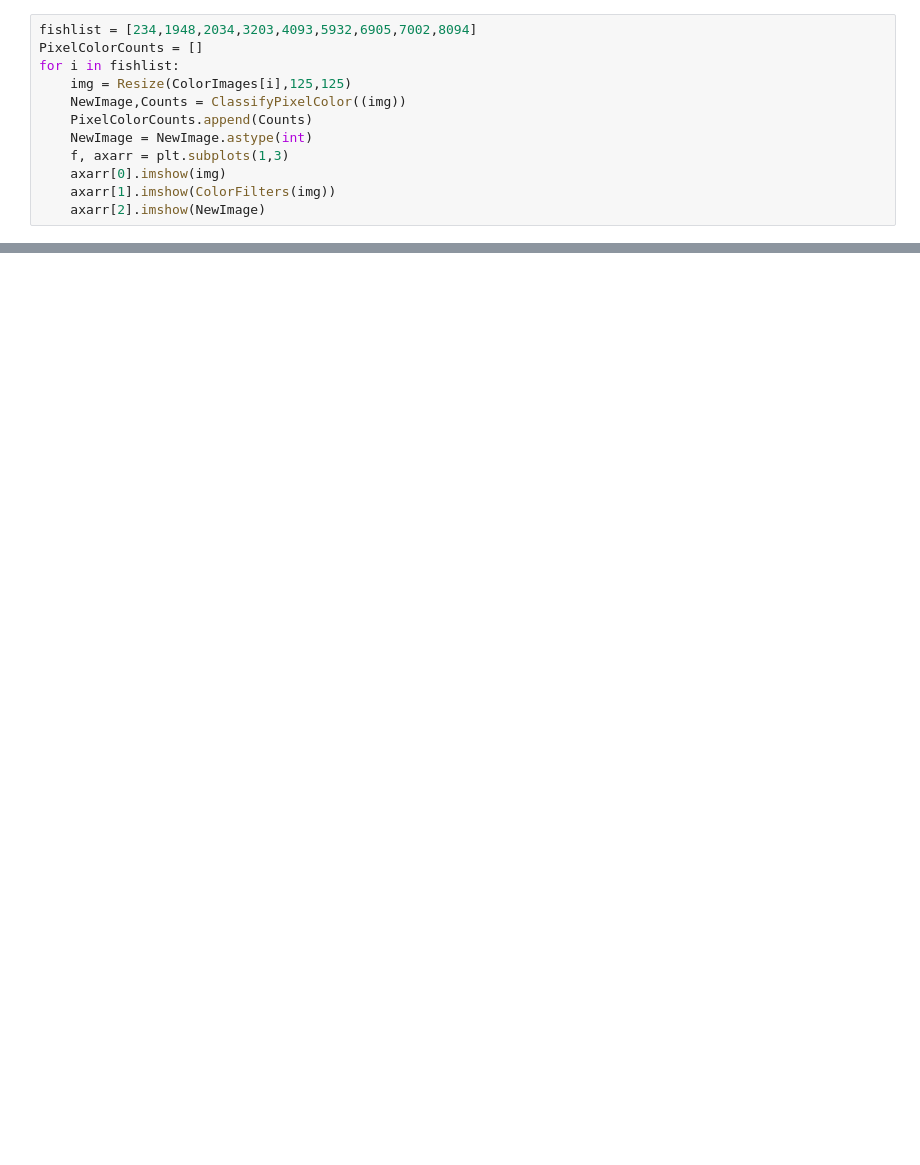
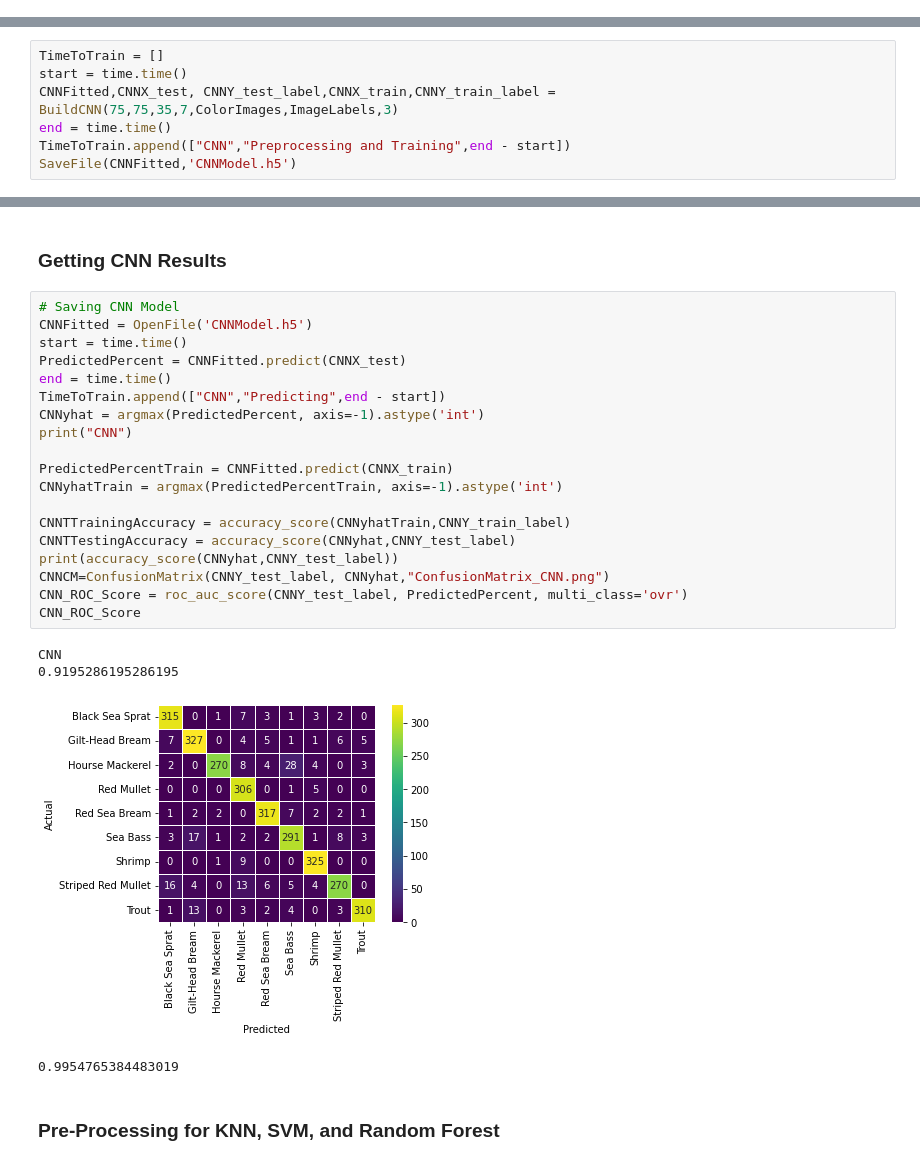
Before and after one commit to DDeGroot1/Capstone, a Jupyter notebook: CapStone.ipynb, the cells around one changed output, grey strips where cells are left out. Cells and saved outputs as stored; diff of their text form; blank space fills up the shorter version.

```diff
--- a/CapStone.ipynb
+++ b/CapStone.ipynb
@@ -523,12 +0,0 @@ TimeDataFrameClean
-# %%
-fishlist = [234,1948,2034,3203,4093,5932,6905,7002,8094]
-PixelColorCounts = []
-for i in fishlist:
-    img = Resize(ColorImages[i],125,125)
-    NewImage,Counts = ClassifyPixelColor((img))
-    PixelColorCounts.append(Counts)
-    NewImage = NewImage.astype(int)
-    f, axarr = plt.subplots(1,3)
-    axarr[0].imshow(img)
-    axarr[1].imshow(ColorFilters(img))
-    axarr[2].imshow(NewImage)
@@ -669,0 +434,7 @@ plt.imshow(edges, cmap = 'gray')
+# %%
+TimeToTrain = []
+start = time.time()
+CNNFitted,CNNX_test, CNNY_test_label,CNNX_train,CNNY_train_label = BuildCNN(75,75,35,7,ColorImages,ImageLabels,3)
+end = time.time()
+TimeToTrain.append(["CNN","Preprocessing and Training",end - start])
+SaveFile(CNNFitted,'CNNModel.h5')
@@ -669,0 +457,28 @@ plt.imshow(edges, cmap = 'gray')
+# %% [markdown]
+### Getting CNN Results
+# %%
+# Saving CNN Model
+CNNFitted = OpenFile('CNNModel.h5')
+start = time.time()
+PredictedPercent = CNNFitted.predict(CNNX_test)
+end = time.time()
+TimeToTrain.append(["CNN","Predicting",end - start])
+CNNyhat = argmax(PredictedPercent, axis=-1).astype('int')
+print("CNN")
+
+PredictedPercentTrain = CNNFitted.predict(CNNX_train)
+CNNyhatTrain = argmax(PredictedPercentTrain, axis=-1).astype('int')
+
+CNNTTrainingAccuracy = accuracy_score(CNNyhatTrain,CNNY_train_label)
+CNNTTestingAccuracy = accuracy_score(CNNyhat,CNNY_test_label)
+print(accuracy_score(CNNyhat,CNNY_test_label))
+CNNCM=ConfusionMatrix(CNNY_test_label, CNNyhat,"ConfusionMatrix_CNN.png")
+CNN_ROC_Score = roc_auc_score(CNNY_test_label, PredictedPercent, multi_class='ovr')
+CNN_ROC_Score
+# %% [output]
+CNN
+0.9195286195286195
+[figure, added]
+0.9954765384483019
+# %% [markdown]
+### Pre-Processing for KNN, SVM, and Random Forest
```
Also changed, not shown: parts of 42 cells of this notebook, 17 other files.
